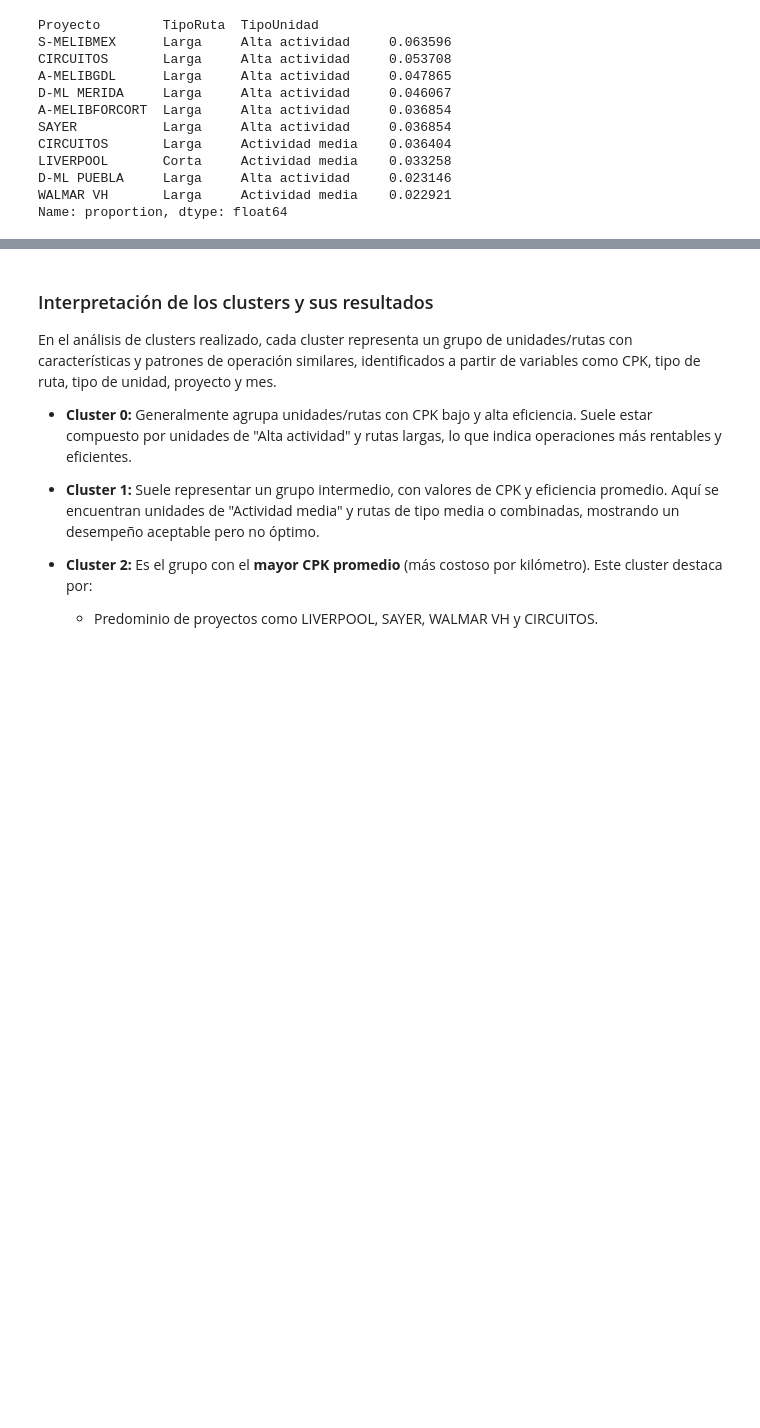
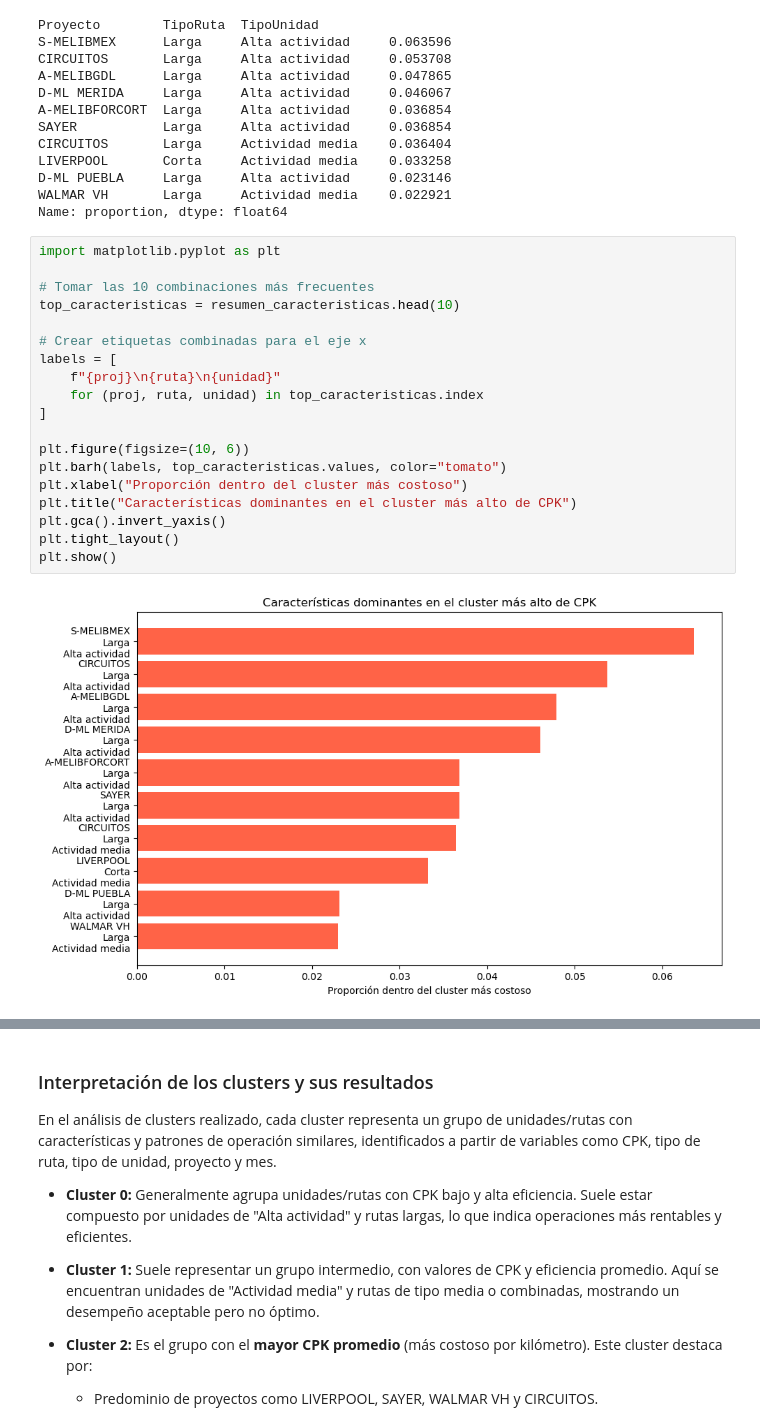
Before and after one commit to pomaremiliano/dashboard-datastorm, a Jupyter notebook: data/RecoleccionReto.ipynb, the cells around one changed output, grey strips where cells are left out. Cells and saved outputs as stored; diff of their text form; blank space fills up the shorter version.

Commit message:
add: insights graph

```diff
--- a/data/RecoleccionReto.ipynb
+++ b/data/RecoleccionReto.ipynb
@@ -1200,3 +1200,24 @@ LIVERPOOL       Corta     Actividad media    0.033258
 D-ML PUEBLA     Larga     Alta actividad     0.023146
 WALMAR VH       Larga     Actividad media    0.022921
 Name: proportion, dtype: float64
+# %%
+import matplotlib.pyplot as plt
+
+# Tomar las 10 combinaciones más frecuentes
+top_caracteristicas = resumen_caracteristicas.head(10)
+
+# Crear etiquetas combinadas para el eje x
+labels = [
+    f"{proj}\n{ruta}\n{unidad}"
+    for (proj, ruta, unidad) in top_caracteristicas.index
+]
+
+plt.figure(figsize=(10, 6))
+plt.barh(labels, top_caracteristicas.values, color="tomato")
+plt.xlabel("Proporción dentro del cluster más costoso")
+plt.title("Características dominantes en el cluster más alto de CPK")
+plt.gca().invert_yaxis()
+plt.tight_layout()
+plt.show()
+# %% [output]
+[figure, added]
```
Also changed, not shown: parts of 5 cells of this notebook, 2 other files.
